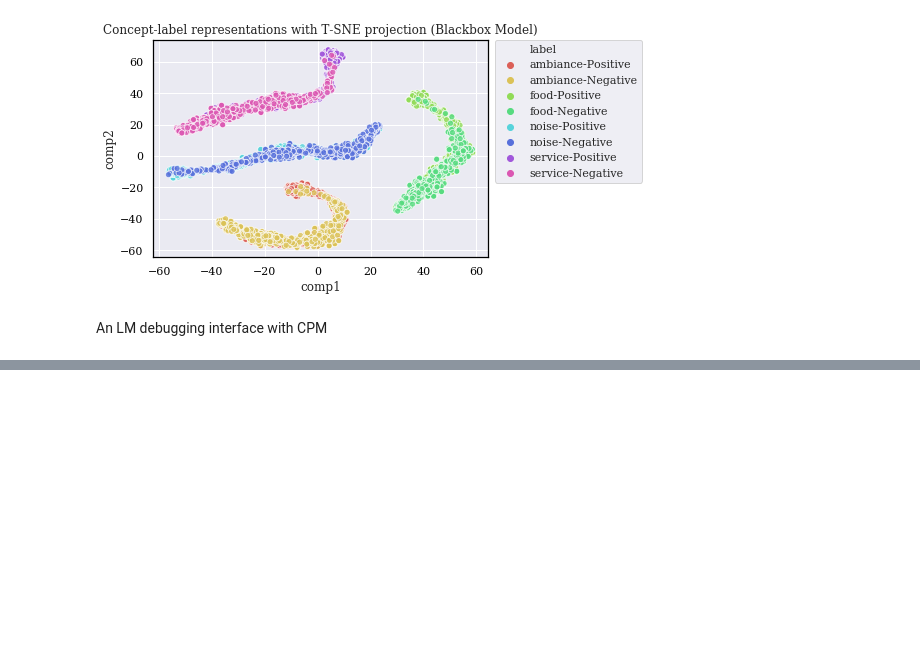
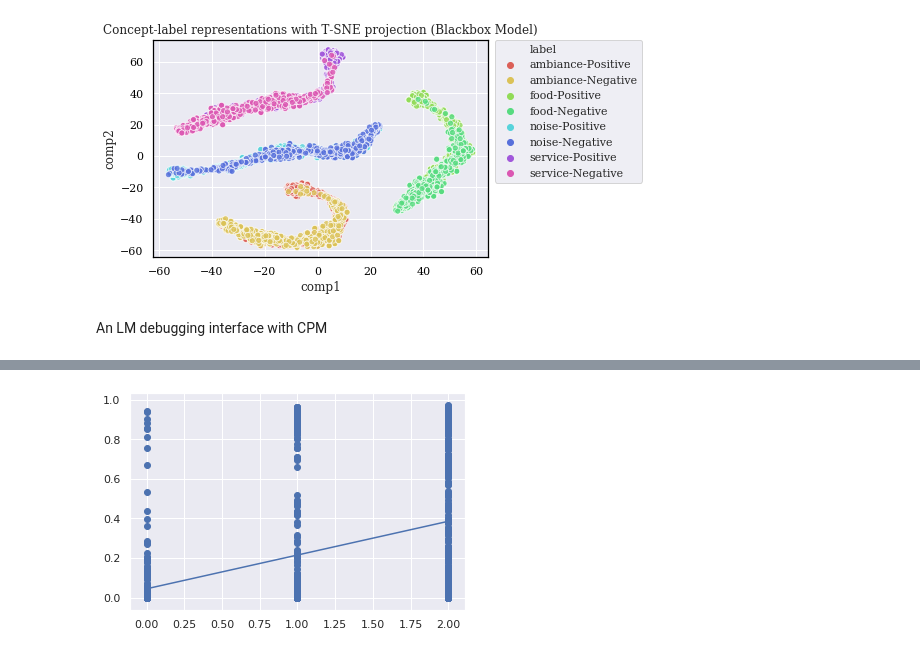
Before and after one commit to frankaging/Causal-Proxy-Model, a Jupyter notebook: Proxy_evaluation.ipynb, the cells around one changed output, grey strips where cells are left out. Cells and saved outputs as stored; diff of their text form; code cells hidden in the pictures; blank space fills up the shorter version.

```diff
--- a/Proxy_evaluation.ipynb
+++ b/Proxy_evaluation.ipynb
@@ -1237,0 +1263,6 @@ Service Ratings: Positive (Confidence: 58.56%)
+# %%
+plt.scatter(food_tu[0], food_tu[1])
+plt.plot(np.unique(food_tu[0]), np.poly1d(np.polyfit(food_tu[0], food_tu[1], 1))(np.unique(food_tu[0])))
+plt.show()
+# %% [output]
+[figure, added]
```
Also changed, not shown: parts of 7 cells of this notebook, 2 other files.
